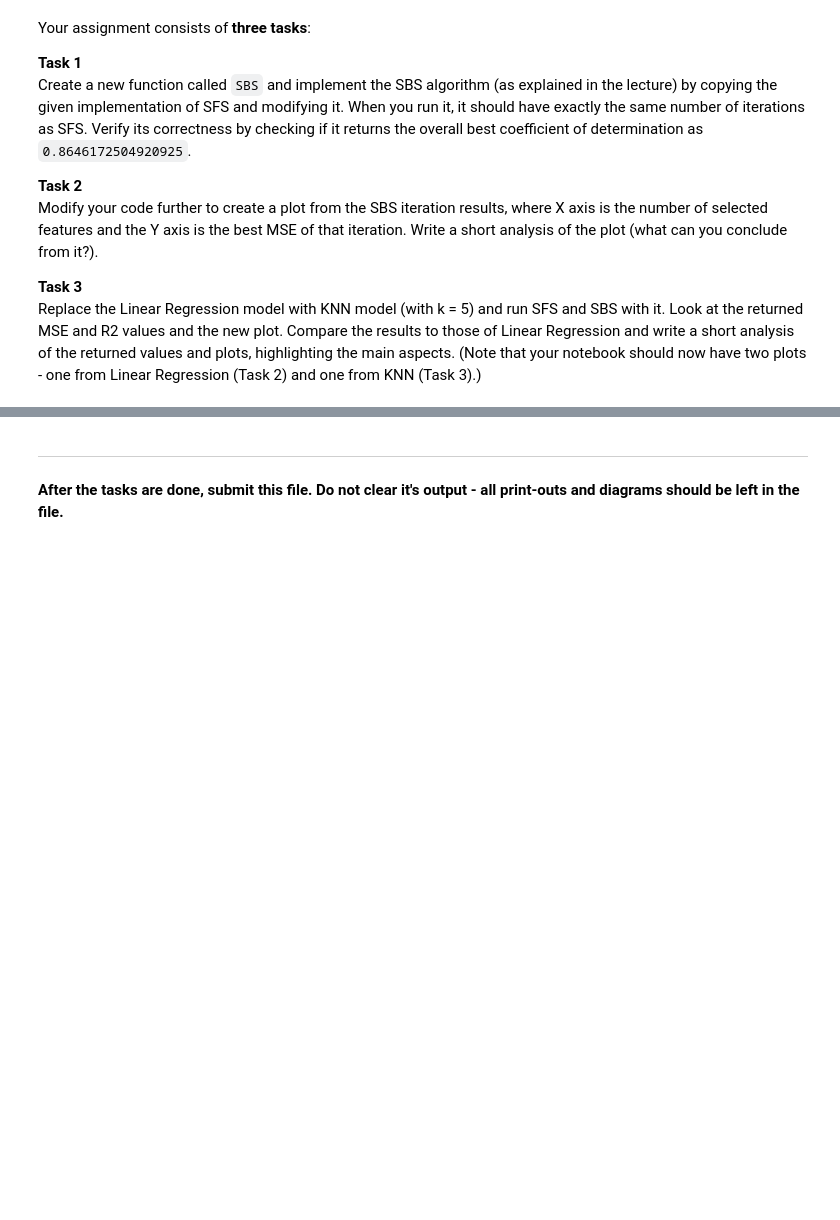
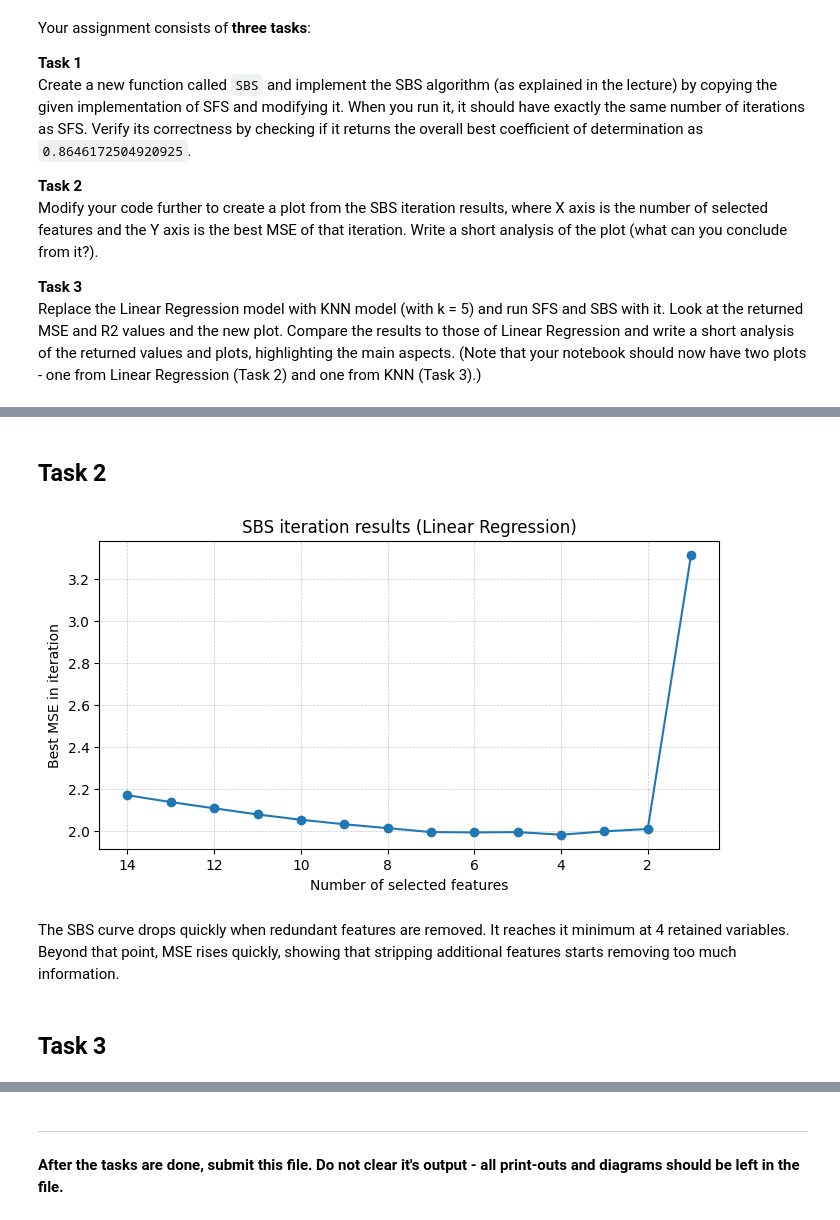
Before and after one commit to loic-marigny/machine-learning-rtu, a Jupyter notebook: 8_Assignment.ipynb, the cells around one changed output, grey strips where cells are left out. Cells and saved outputs as stored; diff of their text form; code cells hidden in the pictures; blank space fills up the shorter version.

Commit message:
Task 1 and 2 done

```diff
--- a/8_Assignment.ipynb
+++ b/8_Assignment.ipynb
@@ -17,0 +185,21 @@ Replace the Linear Regression model with KNN model (with k = 5) and run SFS and
+# %% [markdown]
+## Task 2
+# %%
+# Plot SBS iteration curve for Task 2.
+counts = [entry['selected_count'] for entry in sbs_history]
+mse_values = [entry['mse'] for entry in sbs_history]
+
+plt.figure(figsize=(8, 4))
+plt.plot(counts, mse_values, marker='o')
+plt.xlabel('Number of selected features')
+plt.ylabel('Best MSE in iteration')
+plt.title('SBS iteration results (Linear Regression)')
+plt.gca().invert_xaxis()  # Place higher feature counts on the left for readability.
+plt.grid(True, linestyle='--', linewidth=0.5, alpha=0.7)
+plt.show()
+# %% [output]
+[figure, added]
+# %% [markdown]
+The SBS curve drops quickly when redundant features are removed. It reaches it minimum at 4 retained variables. Beyond that point, MSE rises quickly, showing that stripping additional features starts removing too much information.
+# %% [markdown]
+## Task 3
```
Also changed, not shown: parts of 4 cells of this notebook, 2 other files.
